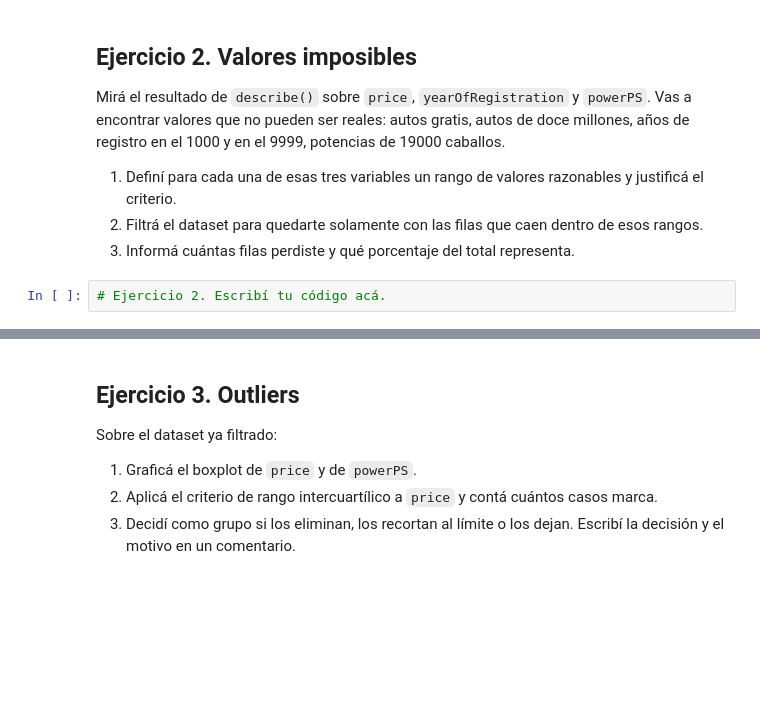
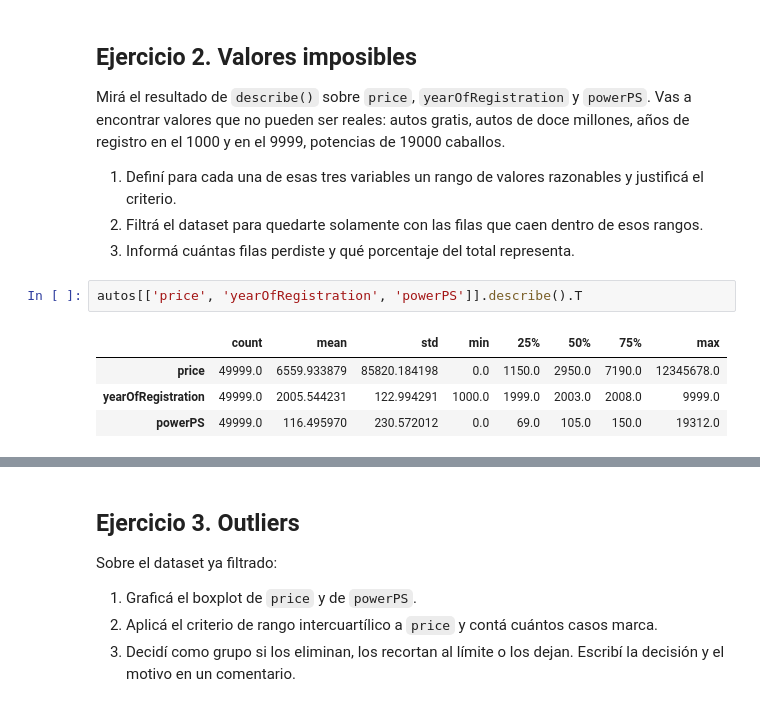
Before and after one commit to EmiiFernandez/actividades_data_sciente_ypf, a Jupyter notebook: notebook/C09_Notebook-13.ipynb, the cells around one changed output, grey strips where cells are left out. Cells and saved outputs as stored; diff of their text form; blank space fills up the shorter version.

```diff
--- a/notebook/C09_Notebook-13.ipynb
+++ b/notebook/C09_Notebook-13.ipynb
@@ -723,5 +826,10 @@ Mirá el resultado de `describe()` sobre `price`, `yearOfRegistration` y `powerP
 1. Definí para cada una de esas tres variables un rango de valores razonables y justificá el criterio.
 2. Filtrá el dataset para quedarte solamente con las filas que caen dentro de esos rangos.
 3. Informá cuántas filas perdiste y qué porcentaje del total representa.
-# %%
-# Ejercicio 2. Escribí tu código acá.
+# %%
+autos[['price', 'yearOfRegistration', 'powerPS']].describe().T
+# %% [output]
+|  | count | mean | std | min | 25% | 50% | 75% | max |
+| price | 49999.0 | 6559.933879 | 85820.184198 | 0.0 | 1150.0 | 2950.0 | 7190.0 | 12345678.0 |
+| yearOfRegistration | 49999.0 | 2005.544231 | 122.994291 | 1000.0 | 1999.0 | 2003.0 | 2008.0 | 9999.0 |
+| powerPS | 49999.0 | 116.495970 | 230.572012 | 0.0 | 69.0 | 105.0 | 150.0 | 19312.0 |
```
Also changed, not shown: parts of 23 cells of this notebook.
